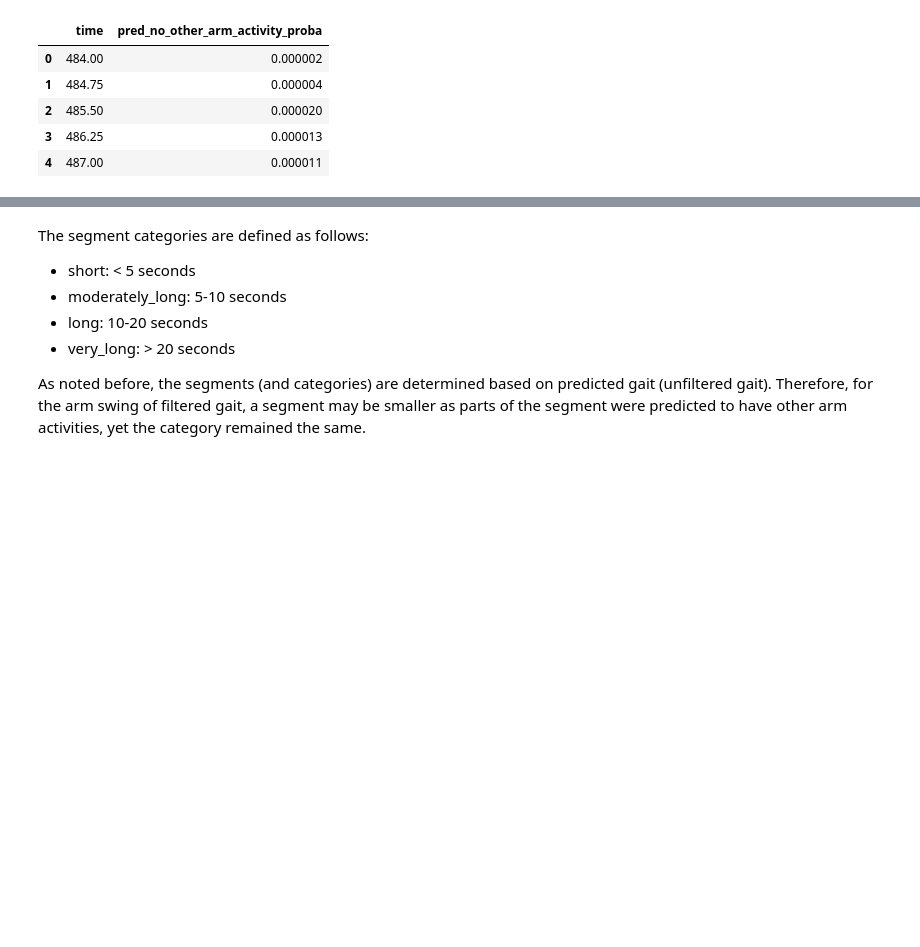
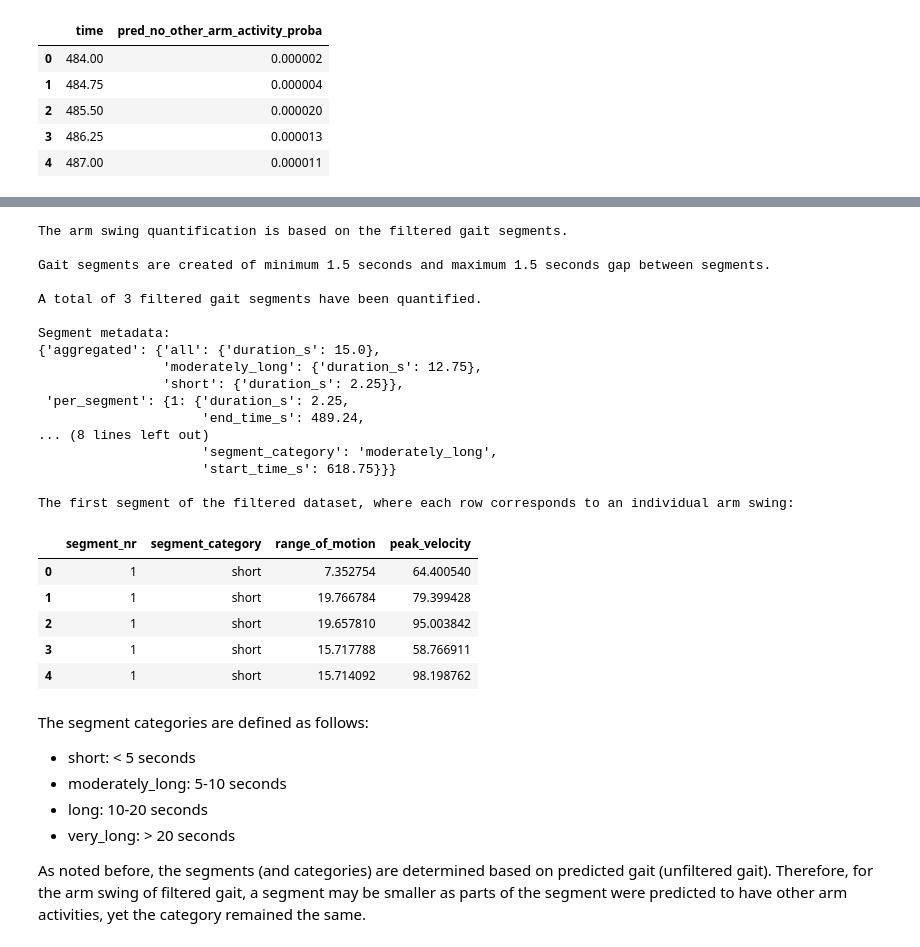
Before and after one commit to biomarkersParkinson/paradigma, a Jupyter notebook: docs/tutorials/gait_analysis.ipynb, the cells around one changed output, grey strips where cells are left out. Cells and saved outputs as stored; diff of their text form; code cells hidden in the pictures; blank space fills up the shorter version.

Commit message:
Update tutorial to updates of gait pipeline

```diff
--- a/docs/tutorials/gait_analysis.ipynb
+++ b/docs/tutorials/gait_analysis.ipynb
@@ -175,12 +200,10 @@ from paradigma.pipelines.gait_pipeline import extract_arm_activity_features
 config = GaitConfig(step='arm_activity')
 
 df_arm_activity = extract_arm_activity_features(
-    df_timestamps=df_preprocessed,
-    df_predictions=df_gait,
+    df=df,
     config=config,
-    threshold=clf_package.threshold
 )
 
-print(f"A total of {df_arm_activity.shape[1]-1} features have been extracted from {df_arm_activity.shape[0]} {config.window_length_s}-second windows with {config.window_length_s-config.window_step_length_s} seconds overlap.")
+print(f"A total of {df_arm_activity.shape[1] - 1} features have been extracted from {df_arm_activity.shape[0]} {config.window_length_s} - second windows with {config.window_length_s - config.window_step_length_s} seconds overlap.")
 df_arm_activity.head()
 # %% [output]
@@ -307,3 +296,58 @@ Furthermore, per gait segment the following metadata is stored:
+# %%
+from paradigma.pipelines.gait_pipeline import quantify_arm_swing
+from pprint import pprint
+
+# Set to True to quantify arm swing based on the filtered gait segments, and False
+# to quantify arm swing based on all gait segments
+filtered = True
+
+if filtered:
+    dataset_used = 'filtered'
+    print(f"The arm swing quantification is based on the filtered gait segments.\n")
+else:
+    dataset_used = 'unfiltered'
+    print(f"The arm swing quantification is based on all gait segments.\n")
+
+quantified_arm_swing, segment_meta = quantify_arm_swing(
+    df=df,
+    fs=config.sampling_frequency,
+    filtered=filtered,
+    max_segment_gap_s=config.max_segment_gap_s,
+    min_segment_length_s=config.min_segment_length_s,
+)
+
+print(f"Gait segments are created of minimum {config.min_segment_length_s} seconds and maximum {config.max_segment_gap_s} seconds gap between segments.\n")
+print(f"A total of {quantified_arm_swing['segment_nr'].nunique()} {dataset_used} gait segments have been quantified.")
+
+print(f"\nSegment metadata:")
+pprint(segment_meta)
+
+print(f"\nThe first segment of the {dataset_used} dataset, where each row corresponds to an individual arm swing:")
+quantified_arm_swing.loc[quantified_arm_swing['segment_nr']==1]
+# %% [output]
+The arm swing quantification is based on the filtered gait segments.
+
+Gait segments are created of minimum 1.5 seconds and maximum 1.5 seconds gap between segments.
+
+A total of 3 filtered gait segments have been quantified.
+
+Segment metadata:
+{'aggregated': {'all': {'duration_s': 15.0},
+                'moderately_long': {'duration_s': 12.75},
+                'short': {'duration_s': 2.25}},
+ 'per_segment': {1: {'duration_s': 2.25,
+                     'end_time_s': 489.24,
+... (8 lines left out)
+                     'segment_category': 'moderately_long',
+                     'start_time_s': 618.75}}}
+
+The first segment of the filtered dataset, where each row corresponds to an individual arm swing:
+|  | segment_nr | segment_category | range_of_motion | peak_velocity |
+| 0 | 1 | short | 7.352754 | 64.400540 |
+| 1 | 1 | short | 19.766784 | 79.399428 |
+| 2 | 1 | short | 19.657810 | 95.003842 |
+| 3 | 1 | short | 15.717788 | 58.766911 |
+| 4 | 1 | short | 15.714092 | 98.198762 |
 # %% [markdown]
 The segment categories are defined as follows:
 - short: < 5 seconds
```
Also changed, not shown: parts of 8 cells of this notebook.
